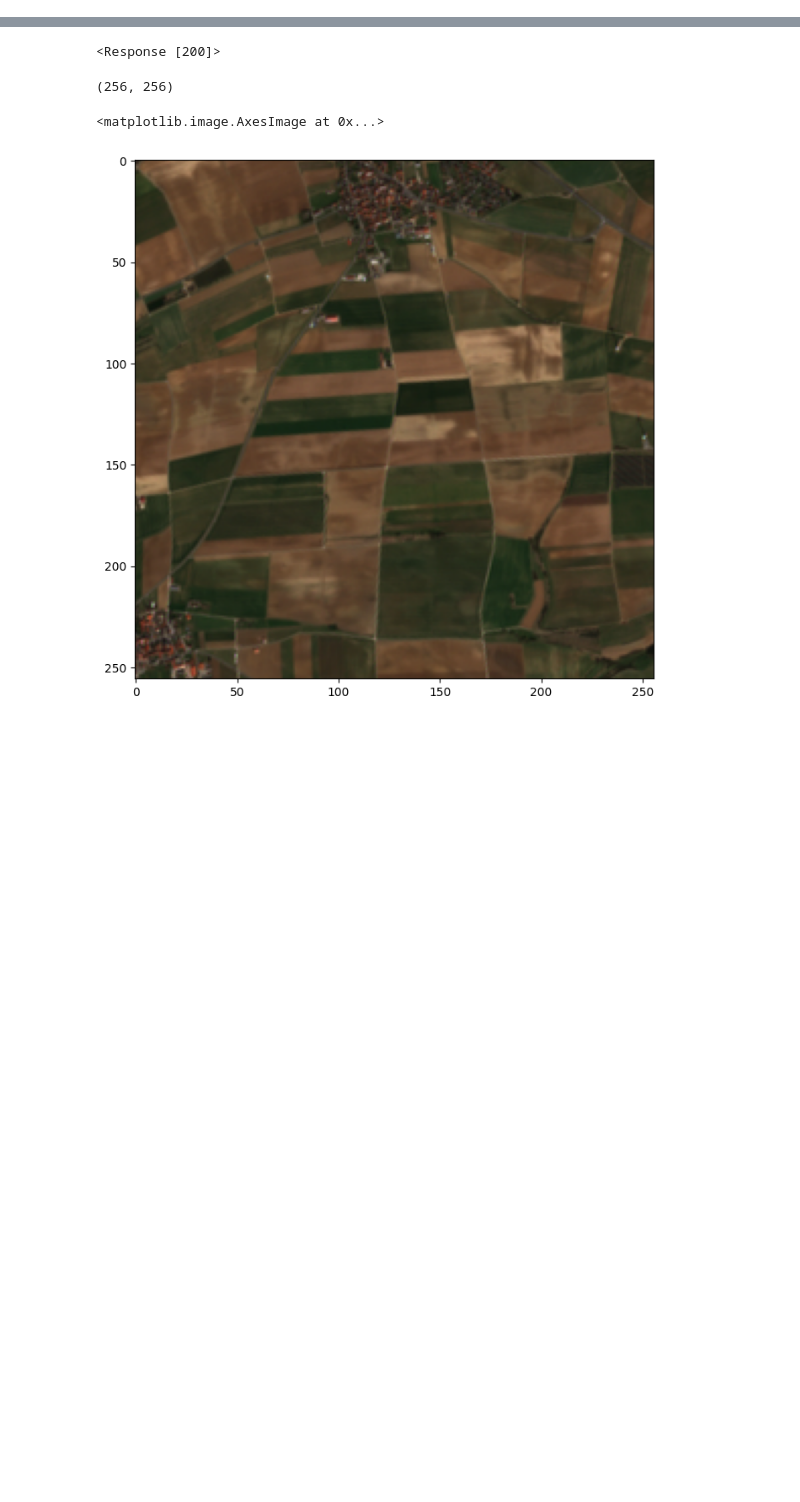
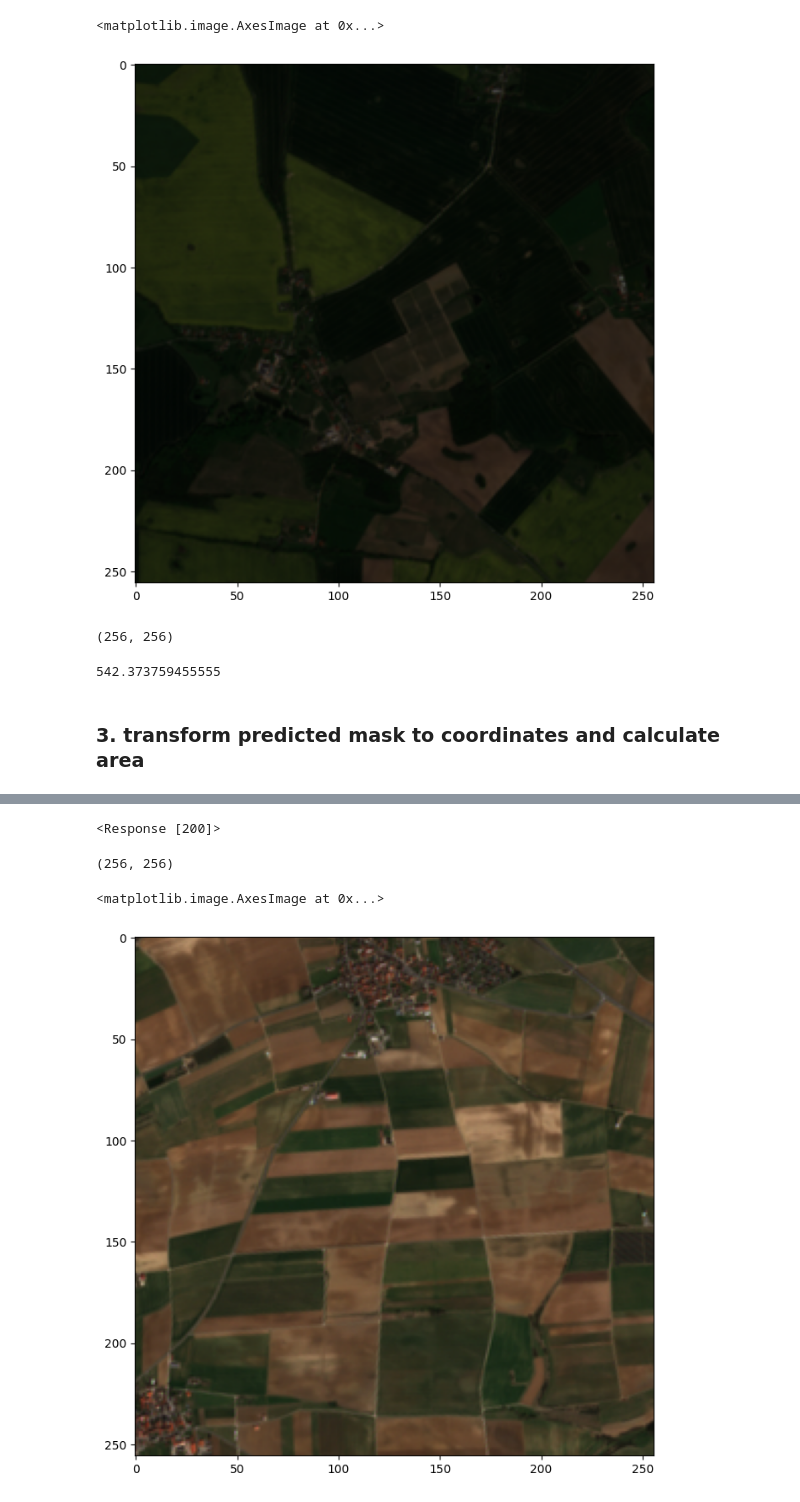
Before and after one commit to Taraman12/Solarpark-detection, a Jupyter notebook: src/ml-feeder/app/feed_ml-serve.ipynb, the cells around one changed output, grey strips where cells are left out. Cells and saved outputs as stored; diff of their text form; code cells hidden in the pictures; blank space fills up the shorter version.

```diff
--- a/src/ml-feeder/app/feed_ml-serve.ipynb
+++ b/src/ml-feeder/app/feed_ml-serve.ipynb
@@ -9,0 +84,16 @@ from rasterio.plot import show
+# %%
+plt.figure(figsize=(8, 8))
+plt.imshow(image[1:4,:,:].transpose(1,2,0))
+# %% [output]
+<matplotlib.image.AxesImage at 0x...>
+[figure, added]
+# %%
+pred[0].shape
+# %% [output]
+(256, 256)
+# %%
+pred[0].sum()
+# %% [output]
+542.373759455555
+# %% [markdown]
+### 3. transform predicted mask to coordinates and calculate area
```
Also changed, not shown: parts of 103 cells of this notebook.
